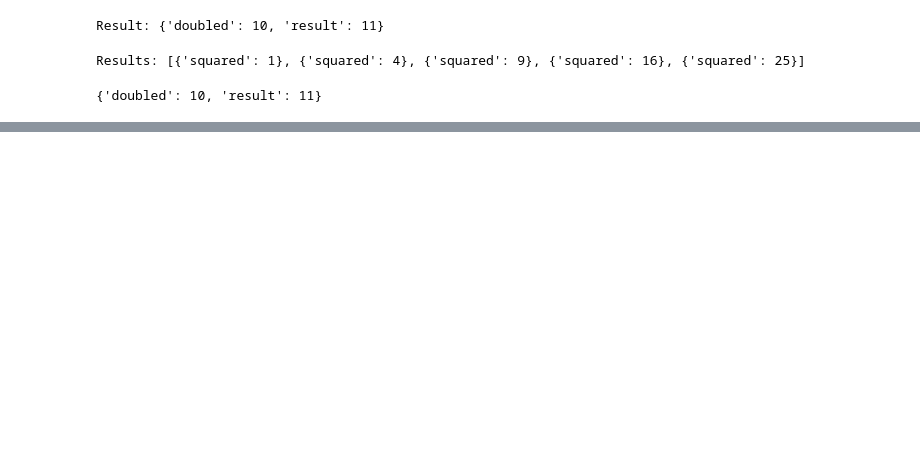
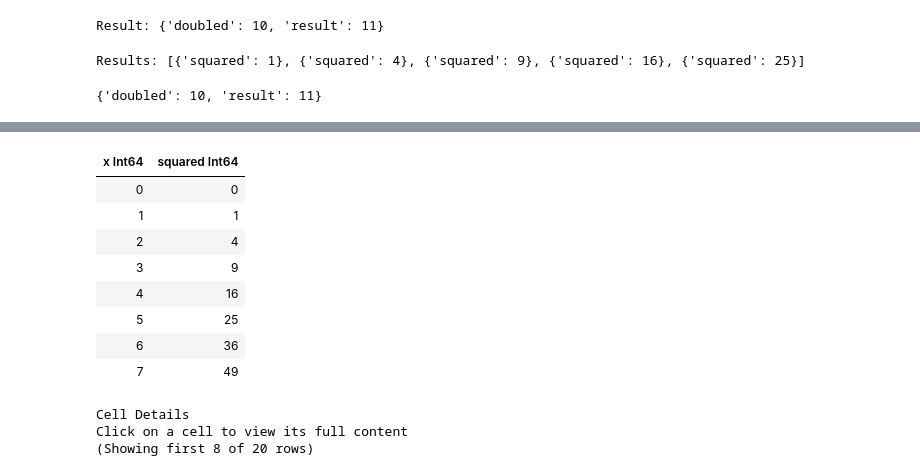
Before and after one commit to gilad-rubin/hypernodes, a Jupyter notebook: notebooks/playground.ipynb, the cells around one changed output, grey strips where cells are left out. Cells and saved outputs as stored; diff of their text form; code cells hidden in the pictures; blank space fills up the shorter version.

```diff
--- a/notebooks/playground.ipynb
+++ b/notebooks/playground.ipynb
@@ -34,13 +37,17 @@ Result: {'doubled': 10, 'result': 11}
 
 @node(output_name="squared")
 def square(x: int) -> int:
-    time.sleep(0.05)
+    # time.sleep(0.05)
     return x**2
 
 
 # Create pipeline with progress for map
 progress_map = ProgressCallback(enable=True)
-pipeline_map = Pipeline(nodes=[square], callbacks=[progress_map], name="map_example")
+pipeline_map = Pipeline(
+    nodes=[square], engine=DaftEngine()
+)  # , callbacks=[progress_map], name="map_example"
+# ,
+
 
 results = pipeline_map.map(inputs={"x": [1, 2, 3, 4, 5]}, map_over="x")
 print(f"Results: {results}")
@@ -51,3 +58,10 @@ result = pipeline.run(inputs={"x": 5})
 result
 # %% [output]
 {'doubled': 10, 'result': 11}
+# %%
+import daft
+
+
+@daft.func.batch(return_dtype=daft.DataType.int32())
+def square(x: int) -> int:
+    return x**2
@@ -53,0 +77,5 @@ result
+# %%
+%%time
+df = daft.from_pydict({"x": list(range(20))})
+df.with_column("squared", square(daft.col("x"))).collect()
+# %% [output]
@@ -54 +84,13 @@ result
+| x Int64 | squared Int64 |
+| 0 | 0 |
+| 1 | 1 |
+| 2 | 4 |
+| 3 | 9 |
+| 4 | 16 |
+| 5 | 25 |
+| 6 | 36 |
+| 7 | 49 |
+Cell Details
+Click on a cell to view its full content
+(Showing first 8 of 20 rows)
 # %%
```
Also changed, not shown: parts of 9 cells of this notebook, 19 other files.
